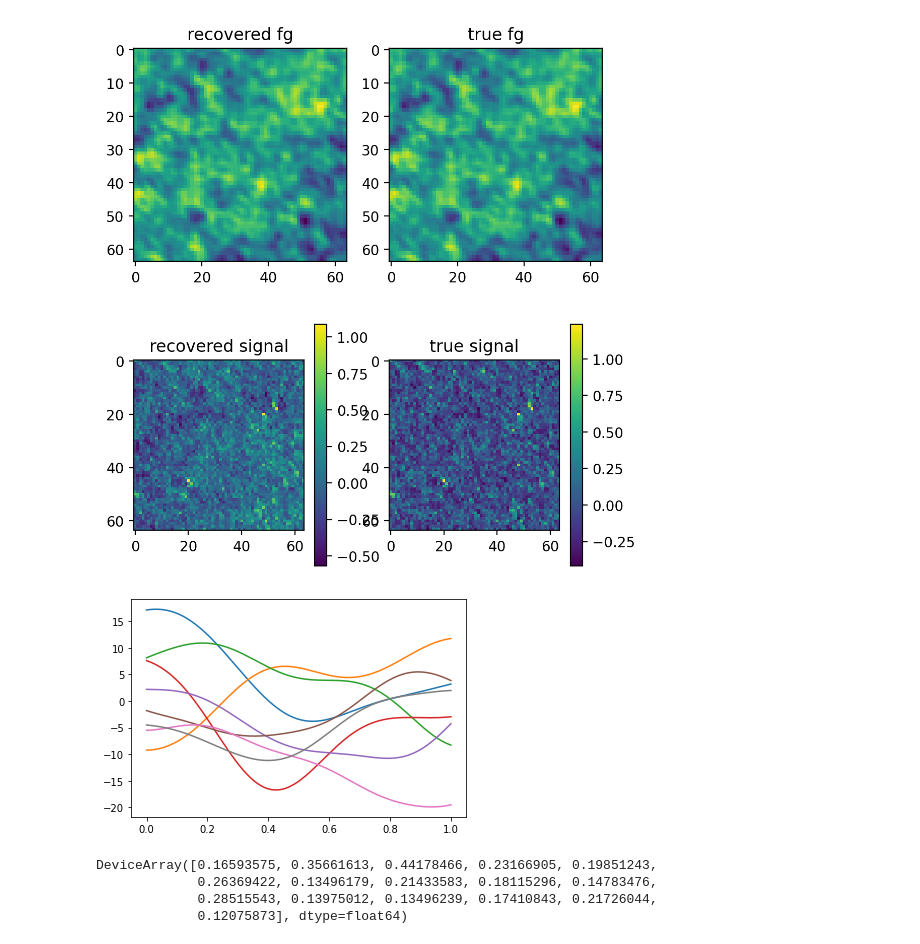
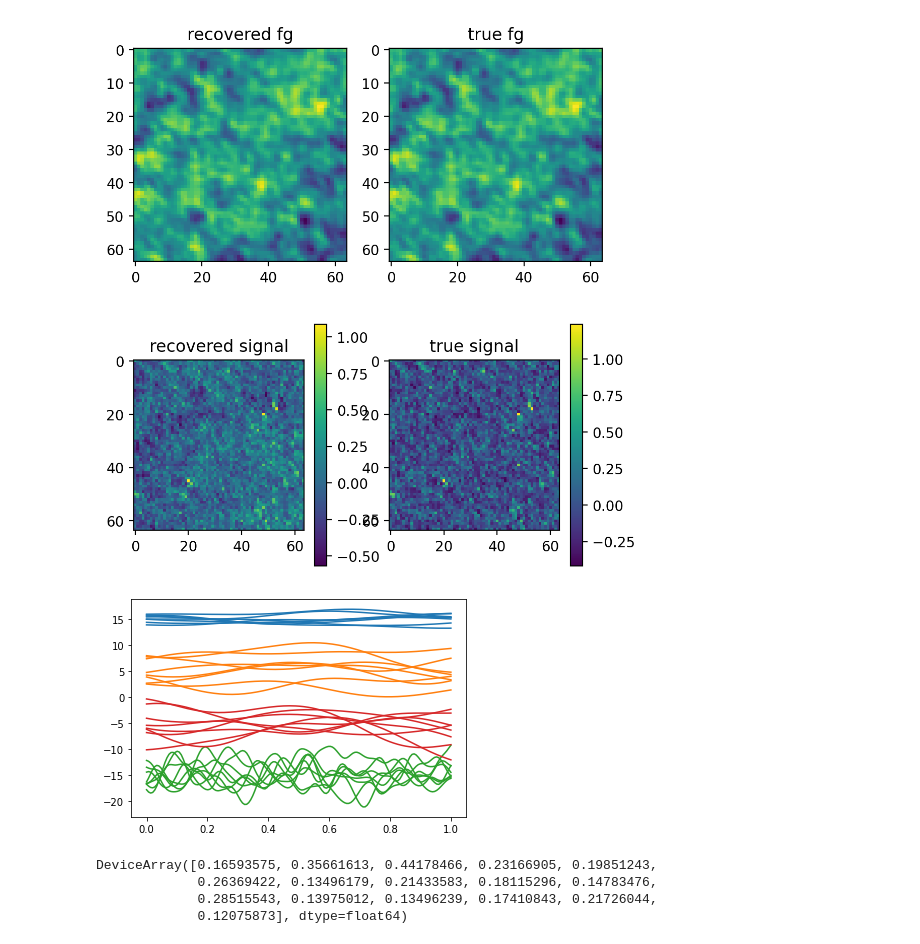
Before and after one commit to dkn16/H21F, a Jupyter notebook: GP_toymodel.ipynb, the cells around one changed output. Cells and saved outputs as stored; diff of their text form; code cells hidden in the pictures.

```diff
--- a/GP_test.ipynb
+++ b/GP_toymodel.ipynb
@@ -115,7 +115,7 @@ def run_inference(model,init_strategy, rng_key, X, Y):
     mcmc = MCMC(
         kernel,
         num_warmup=1000,
-        num_samples=5000,
+        num_samples=1000,
         num_chains=1,
         thinning=1,
         progress_bar= True,
@@ -152,7 +152,7 @@ def main():
     # do inference
     rng_key, rng_key_predict = random.split(random.PRNGKey(42))
     samples = run_inference(model, "median", rng_key, X, Y)
-    return samples
+    #return samples
 
     # do prediction
     vmap_args = (
@@ -187,7 +187,7 @@ def main():
 # %%
 numpyro.set_platform('gpu')
 numpyro.set_host_device_count(1)
-samples = main()
-#X,Y,X_test,mean_prediction,percentiles,samples = main()
+#samples = main()
+X,Y,X_test,mean_prediction,percentiles,samples = main()
 # %% [output]
                      mean       std    median      5.0%     95.0%     n_eff     r_hat
@@ -243,18 +243,24 @@ plt.colorbar()
 <matplotlib.colorbar.Colorbar at 0x...>
 [figure]
 # %%
-k = kernel(X, X,  0.52016747, 0.23297304, 1.81647456)
+k1 = kernel(X, X,  0.052016747, 0.23297304, 1.81647456)
+k2 = kernel(X, X,  1.52016747, 0.23297304, 1.81647456)
+k3 = kernel(X, X,  0.52016747, 0.23297304, 1.81647456)
+k4 = kernel(X, X,  0.52016747, 0.03297304, 1.81647456)
 rng_key, rng_key_predict = random.split(random.PRNGKey(4))
 samp = numpyro.sample(
         "Y",
-        dist.MultivariateNormal(loc=jnp.zeros(X.shape[0]), covariance_matrix=k),
+        dist.MultivariateNormal(loc=jnp.zeros((2,2,X.shape[0])), covariance_matrix=[[k1,k2],[k3,k4]]),
         #obs=Y,
         rng_key= rng_key,sample_shape=(8,)
     )
 for i in range(8):
-    plt.plot(X,samp[i])
+    plt.plot(X,samp[i][0][0]+15,c='tab:blue')
+    plt.plot(X,samp[i][1][0]+5,c='tab:orange')
+    plt.plot(X,samp[i][0][1]-5,c='tab:red')
+    plt.plot(X,samp[i][1][1]-15,c='tab:green')
 # %% [output]
-[figure, old version]
+[figure, new version]
 # %%
 numpyro.sample("kernel_var", dist.InverseGamma(10,2),rng_key= rng_key,sample_shape=(16,))
 # %% [output]
```
Also changed, not shown: parts of 2 cells of this notebook, 1 other file.
